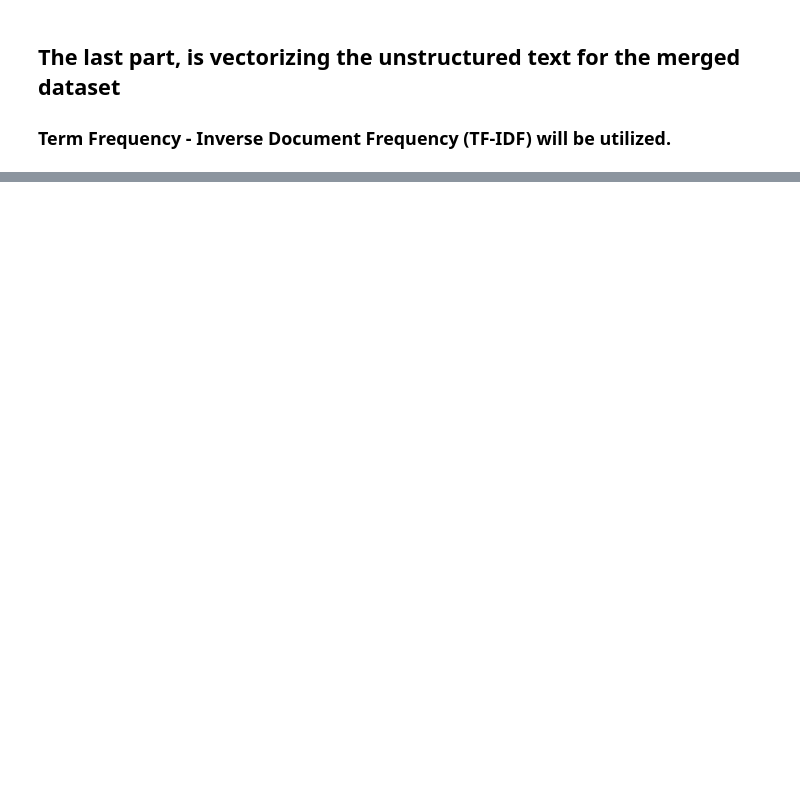
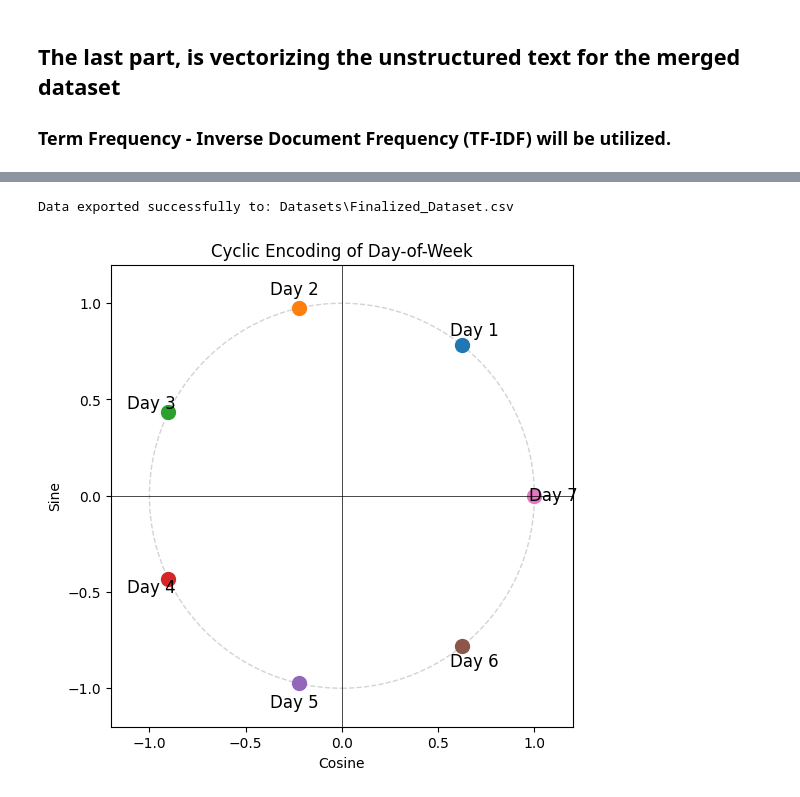
Before and after one commit to LucaKingu/Applied-Machine-Learning--ICS5110--Assignment, a Jupyter notebook: 1_data_preperation.ipynb, the cells around one changed output, grey strips where cells are left out. Drawn from its saved outputs; the diff is of its cells as text; code cells hidden in the pictures; blank space fills up the shorter version.

Commit message:
Added post EDA requirements for finalized dataset

```diff
--- a/1_data_preperation.ipynb
+++ b/1_data_preperation.ipynb
@@ -521,0 +531,67 @@ def vectFunc(max_features=1000, ngram_range=(1,2), stop_words='english',min_df=3
+# %%
+#2. Added day of week cyclic feature
+Finalized_Dataset['date_tmp'] = pd.to_datetime(
+    Finalized_Dataset[['year', 'month', 'day']]
+)
+
+Finalized_Dataset['day_of_week'] = Finalized_Dataset['date_tmp'].dt.weekday + 1
+
+Finalized_Dataset.drop(columns=['date_tmp'], inplace=True)
+
+Finalized_Dataset['dow_sin'] = np.sin(2 * np.pi * Finalized_Dataset['day_of_week'] / 7)
+Finalized_Dataset['dow_cos'] = np.cos(2 * np.pi * Finalized_Dataset['day_of_week'] / 7)
+
+Finalized_Dataset.drop(columns=['day_of_week'], inplace=True)
+
+#1. Remove Year since it is useless data, also removed Day due to having day of week cyclic feature.
+Finalized_Dataset.drop(columns=['year','day'],inplace=True)
+
+Finalized_Dataset.to_csv(
+    merged_output_file_path,
+    index=False,
+    encoding='utf-8'
+)
+
+print(f"Data exported successfully to: {merged_output_file_path}")
+
+#4. Unstandarized dataset generated for redo of EDA in the above code before merging dataset, the unstandarized weather data was then copy pasted into the excel file
+# %% [output]
+Data exported successfully to: Datasets\Finalized_Dataset.csv
+# %%
+#Plot the sin/cos for the cyclic days to show visually how it works
+import matplotlib.pyplot as plt
+
+# Days of week 1=Monday, 7=Sunday
+days = np.arange(1, 8)
+
+# Compute cyclic encoding
+dow_sin = np.sin(2 * np.pi * days / 7)
+dow_cos = np.cos(2 * np.pi * days / 7)
+
+# Plot unit circle
+fig, ax = plt.subplots(figsize=(6,6))
+circle = plt.Circle((0, 0), 1, color='lightgrey', fill=False, linestyle='--')
+ax.add_artist(circle)
+
+# Plot each day as a point
+for i, day in enumerate(days):
+    ax.plot(dow_cos[i], dow_sin[i], 'o', markersize=10)
+    ax.text(dow_cos[i]*1.1, dow_sin[i]*1.1, f'Day {day}', fontsize=12, ha='center', va='center')
+
+# Draw axes
+ax.axhline(0, color='black', linewidth=0.5)
+ax.axvline(0, color='black', linewidth=0.5)
+
+# Set limits and labels
+ax.set_xlim(-1.2, 1.2)
+ax.set_ylim(-1.2, 1.2)
+ax.set_xlabel('Cosine')
+ax.set_ylabel('Sine')
+ax.set_title('Cyclic Encoding of Day-of-Week')
+ax.set_aspect('equal', 'box')
+
+
+#This code was purely generated by ChatGPT for visual purposes
+plt.show()
+# %% [output]
+[figure, added]
```
Also changed, not shown: parts of 3 cells of this notebook, 1 other file.
